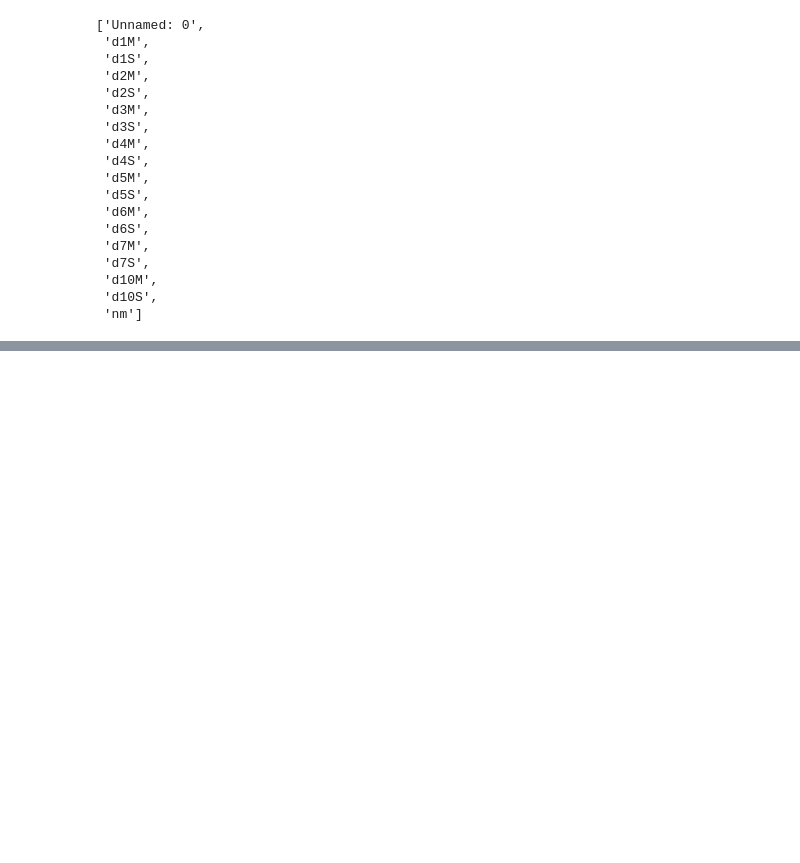
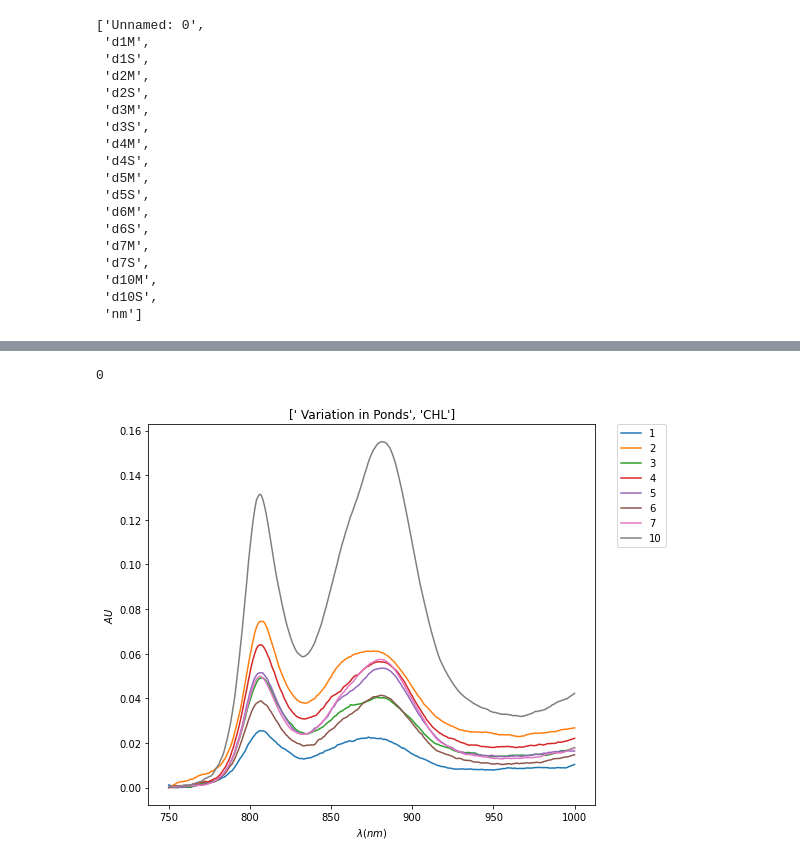
Before and after one commit to adbioc/Specroscopy, a Jupyter notebook: spectra_smooth.ipynb, the cells around one changed output, grey strips where cells are left out. Cells and saved outputs as stored; diff of their text form; code cells hidden in the pictures; blank space fills up the shorter version.

```diff
--- a/spectra_smooth.ipynb
+++ b/spectra_smooth.ipynb
@@ -137,0 +149,8 @@ plt.plot(lam,y_detrended)
+# %%
+def tonumbers(s):
+  # 20C=>20
+  S=[]
+  for i in s:
+    S.append(int(re.search(r"\d+", i).group(0)))
+  return(S)
+LLL=tonumbers(LL)
@@ -137,0 +215,5 @@ plt.plot(lam,y_detrended)
+# %%
+ readCDT(df,lam,LLL,"CHL")
+# %% [output]
+0
+[figure, added]
```
Also changed, not shown: parts of 16 cells of this notebook.
